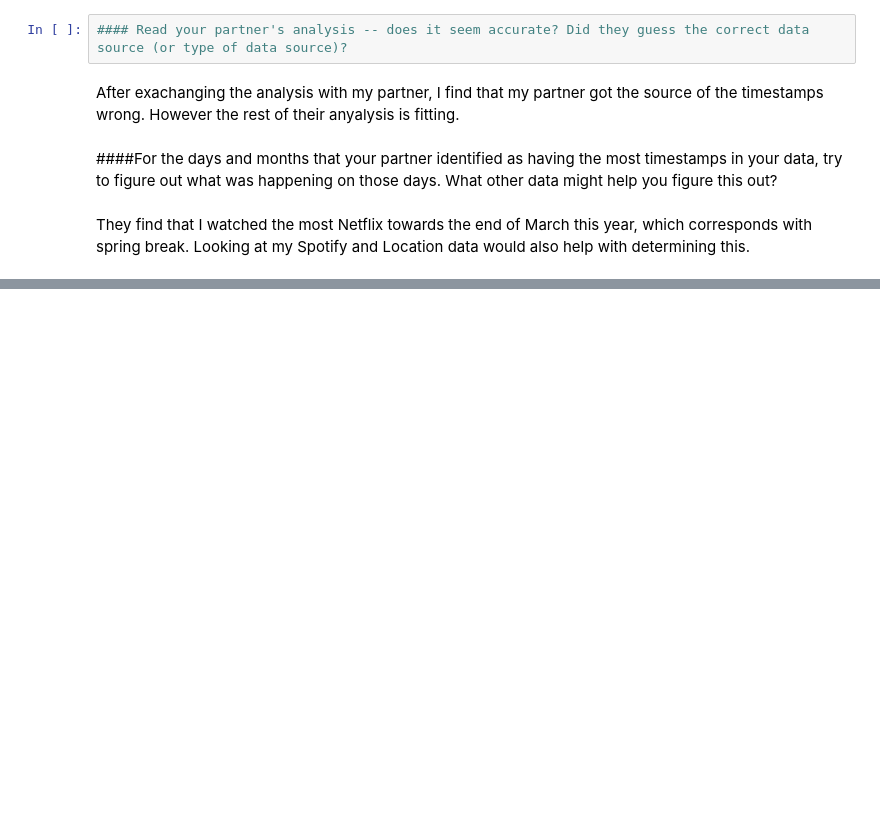
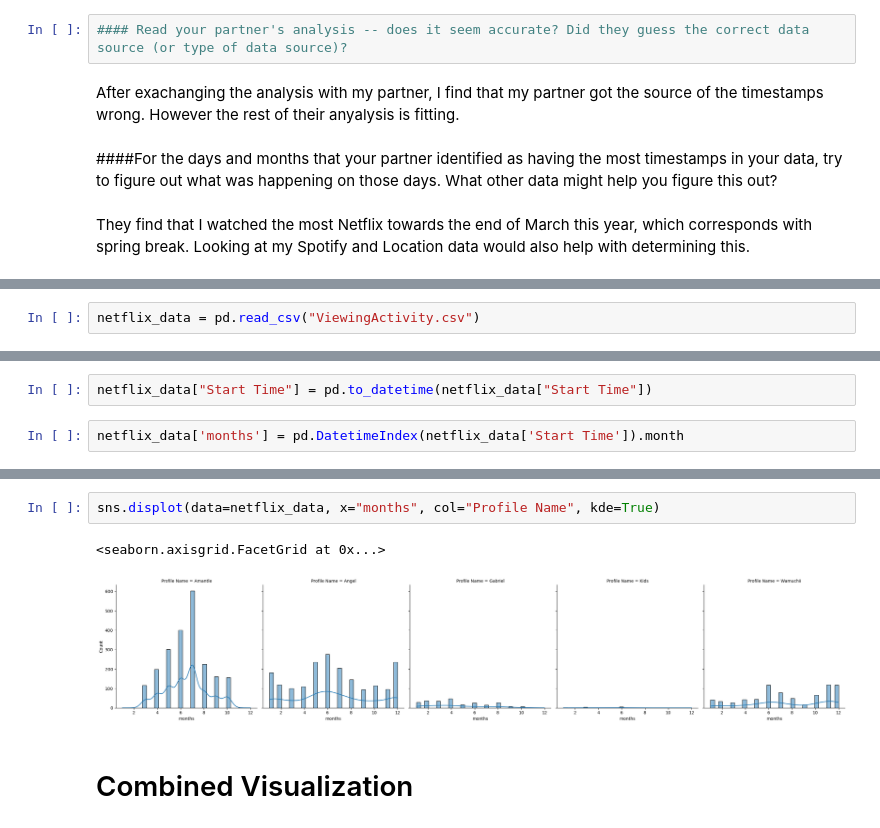
Before and after one commit to ObaltzerS/Project8, a Jupyter notebook: Part_one.ipynb, the cells around one changed output, grey strips where cells are left out. Cells and saved outputs as stored; diff of their text form; blank space fills up the shorter version.

```diff
--- a/Part_one.ipynb
+++ b/Part_one.ipynb
@@ -385,0 +386,2 @@ They find that I watched the most Netflix towards the end of March this year, wh
+# %%
+netflix_data = pd.read_csv("ViewingActivity.csv")
@@ -385,0 +491,4 @@ They find that I watched the most Netflix towards the end of March this year, wh
+# %%
+netflix_data["Start Time"] = pd.to_datetime(netflix_data["Start Time"])
+# %%
+netflix_data['months'] = pd.DatetimeIndex(netflix_data['Start Time']).month
@@ -385,0 +510,7 @@ They find that I watched the most Netflix towards the end of March this year, wh
+# %%
+sns.displot(data=netflix_data, x="months", col="Profile Name", kde=True)
+# %% [output]
+<seaborn.axisgrid.FacetGrid at 0x...>
+[figure, added]
+# %% [markdown]
+# Combined Visualization
```
Also changed, not shown: parts of 15 cells of this notebook.
